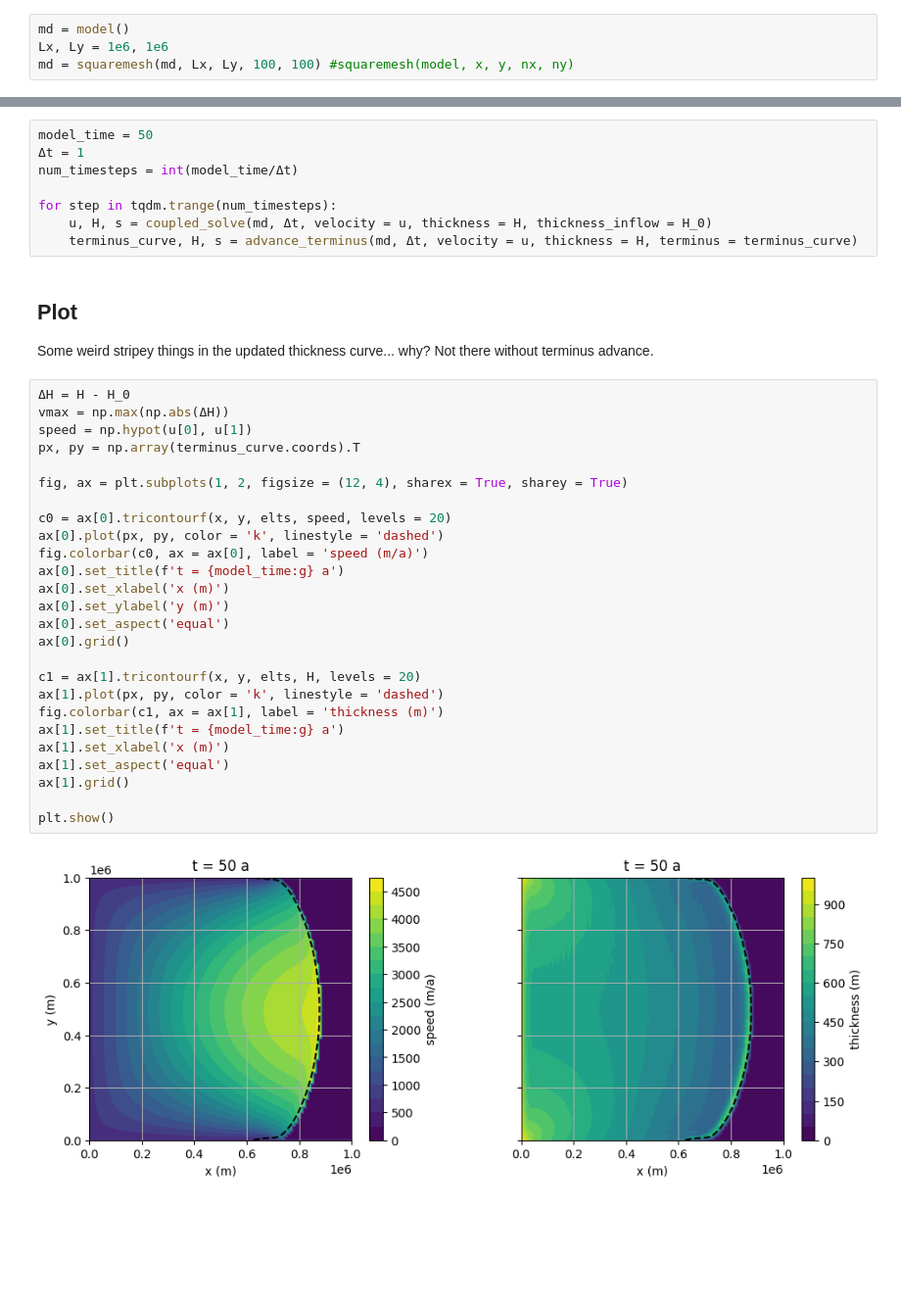
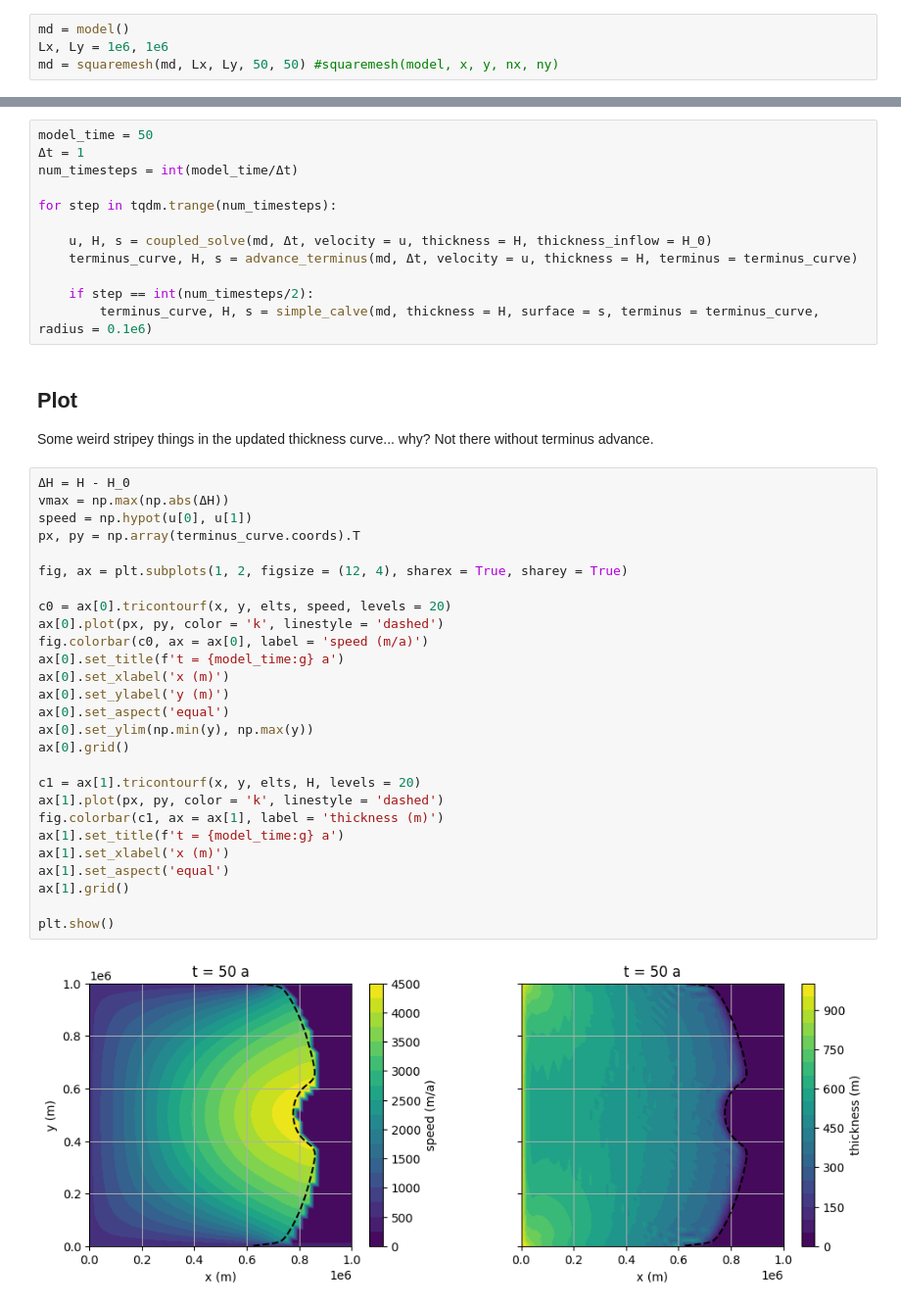
Before and after one commit to chrismiele/glimmer, a Jupyter notebook: issm/square_ice_shelf_moving_front_SSA.ipynb, the cells around one changed output, grey strips where cells are left out. Shown at 98% size. Cells and saved outputs as stored; diff of their text form; blank space fills up the shorter version.

```diff
--- a/issm/square_ice_shelf_moving_front_SSA.ipynb
+++ b/issm/square_ice_shelf_moving_front_SSA.ipynb
@@ -32,7 +32,7 @@ from issm_helper import *
 # %%
 md = model()
 Lx, Ly = 1e6, 1e6
-md = squaremesh(md, Lx, Ly, 100, 100) #squaremesh(model, x, y, nx, ny)
+md = squaremesh(md, Lx, Ly, 50, 50) #squaremesh(model, x, y, nx, ny)
 # %% [markdown]
 ## Describe boundaries and levelsets
 
@@ -128,8 +127,12 @@ model_time = 50
 num_timesteps = int(model_time/Δt)
 
 for step in tqdm.trange(num_timesteps):
+
     u, H, s = coupled_solve(md, Δt, velocity = u, thickness = H, thickness_inflow = H_0)
     terminus_curve, H, s = advance_terminus(md, Δt, velocity = u, thickness = H, terminus = terminus_curve)
+
+    if step == int(num_timesteps/2):
+        terminus_curve, H, s = simple_calve(md, thickness = H, surface = s, terminus = terminus_curve, radius = 0.1e6)
 # %% [markdown]
 ## Plot
 
@@ -137,28 +140,29 @@ Some weird stripey things in the updated thickness curve... why? Not there witho
 # %%
 ΔH = H - H_0
 vmax = np.max(np.abs(ΔH))
 speed = np.hypot(u[0], u[1])
 px, py = np.array(terminus_curve.coords).T
 
 fig, ax = plt.subplots(1, 2, figsize = (12, 4), sharex = True, sharey = True)
 
 c0 = ax[0].tricontourf(x, y, elts, speed, levels = 20)
 ax[0].plot(px, py, color = 'k', linestyle = 'dashed')
 fig.colorbar(c0, ax = ax[0], label = 'speed (m/a)')
 ax[0].set_title(f't = {model_time:g} a')
 ax[0].set_xlabel('x (m)')
 ax[0].set_ylabel('y (m)')
 ax[0].set_aspect('equal')
+ax[0].set_ylim(np.min(y), np.max(y))
 ax[0].grid()
 
 c1 = ax[1].tricontourf(x, y, elts, H, levels = 20)
 ax[1].plot(px, py, color = 'k', linestyle = 'dashed')
 fig.colorbar(c1, ax = ax[1], label = 'thickness (m)')
 ax[1].set_title(f't = {model_time:g} a')
 ax[1].set_xlabel('x (m)')
 ax[1].set_aspect('equal')
 ax[1].grid()
 
 plt.show()
 # %% [output]
-[figure, old version]
+[figure, new version]
```
Also changed, not shown: parts of 3 cells of this notebook, 1 other file.
